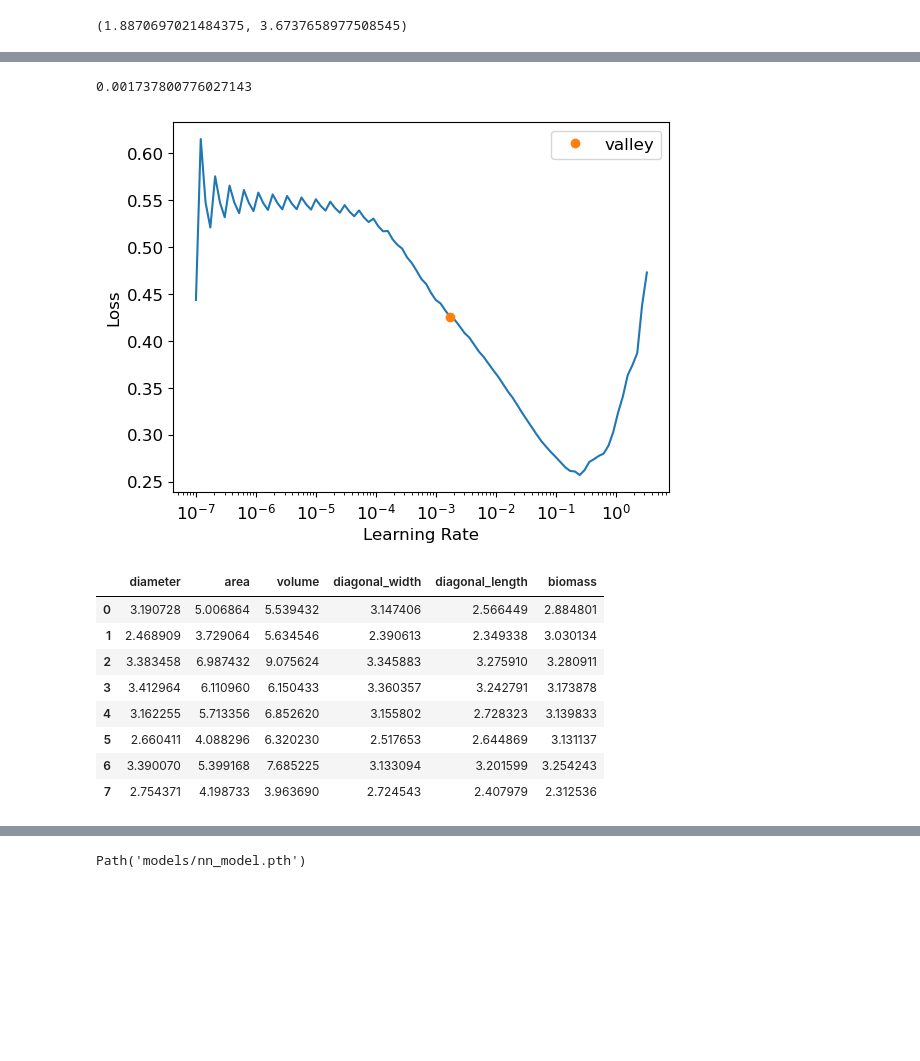
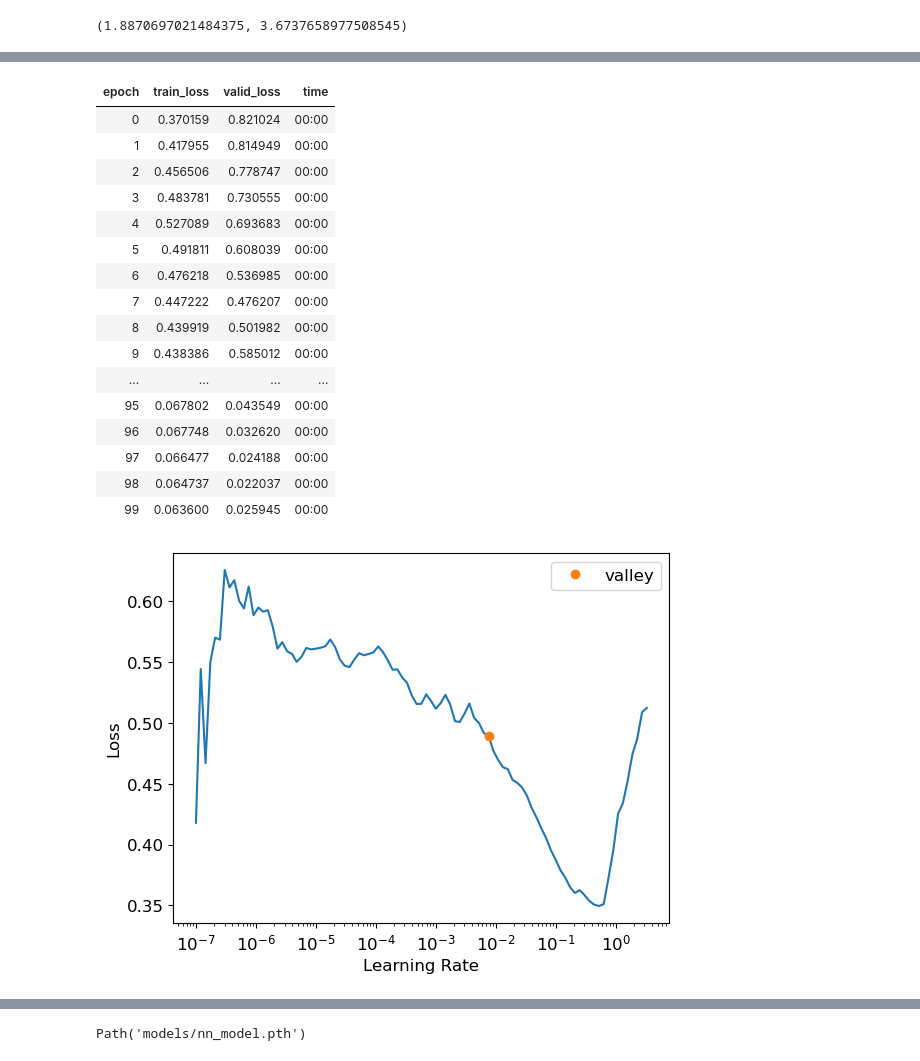
Before and after one commit to ZackLoken/Savanna-Institute-Image-Analysis, a Jupyter notebook: Hazelnut_Biomass/Predicting_Hazelnut_Biomass_from_ImageDerived_CanopyMetrics.ipynb, the cells around one changed output, grey strips where cells are left out. Drawn from its saved outputs; the diff is of its cells as text; code cells hidden in the pictures; blank space fills up the shorter version.

```diff
--- a/Hazelnut_Biomass/Predicting_Hazelnut_Biomass_from_ImageDerived_CanopyMetrics.ipynb
+++ b/Hazelnut_Biomass/Predicting_Hazelnut_Biomass_from_ImageDerived_CanopyMetrics.ipynb
@@ -267,7 +267,7 @@ procs_nn = [Categorify, FillMissing, Normalize]
 to_nn = TabularPandas(df_nn, procs_nn, cat_nn, cont_nn, y_names=dependent_variable, splits = splits)
 # %%
 # set up dataloaders for neural network
-dls = to_nn.dataloaders(8, shuffle=False)
+dls = to_nn.dataloaders(8, shuffle=True)
 # %%
 y = to_nn.train.y
 y.min(), y.max()
@@ -295,21 +295,24 @@ TabularModel(
   )
 )
 # %%
-lr = learn.lr_find().valley
-print(lr)
+learn.fit_one_cycle(100, learn.lr_find().valley)
 # %% [output]
 [interactive output not drawn]
-0.001737800776027143
+| epoch | train_loss | valid_loss | time |
+| 0 | 0.370159 | 0.821024 | 00:00 |
+| 1 | 0.417955 | 0.814949 | 00:00 |
+| 2 | 0.456506 | 0.778747 | 00:00 |
+| 3 | 0.483781 | 0.730555 | 00:00 |
+| 4 | 0.527089 | 0.693683 | 00:00 |
+| 5 | 0.491811 | 0.608039 | 00:00 |
+| 6 | 0.476218 | 0.536985 | 00:00 |
+| 7 | 0.447222 | 0.476207 | 00:00 |
+| 8 | 0.439919 | 0.501982 | 00:00 |
+| 9 | 0.438386 | 0.585012 | 00:00 |
+| ... | ... | ... | ... |
+| 95 | 0.067802 | 0.043549 | 00:00 |
+| 96 | 0.067748 | 0.032620 | 00:00 |
+| 97 | 0.066477 | 0.024188 | 00:00 |
+| 98 | 0.064737 | 0.022037 | 00:00 |
+| 99 | 0.063600 | 0.025945 | 00:00 |
-[figure, old version]
+[figure, new version]
-# %%
-dls.show_batch()
-# %% [output]
-|  | diameter | area | volume | diagonal_width | diagonal_length | biomass |
-| 0 | 3.190728 | 5.006864 | 5.539432 | 3.147406 | 2.566449 | 2.884801 |
-| 1 | 2.468909 | 3.729064 | 5.634546 | 2.390613 | 2.349338 | 3.030134 |
-| 2 | 3.383458 | 6.987432 | 9.075624 | 3.345883 | 3.275910 | 3.280911 |
-| 3 | 3.412964 | 6.110960 | 6.150433 | 3.360357 | 3.242791 | 3.173878 |
-| 4 | 3.162255 | 5.713356 | 6.852620 | 3.155802 | 2.728323 | 3.139833 |
-| 5 | 2.660411 | 4.088296 | 6.320230 | 2.517653 | 2.644869 | 3.131137 |
-| 6 | 3.390070 | 5.399168 | 7.685225 | 3.133094 | 3.201599 | 3.254243 |
-| 7 | 2.754371 | 4.198733 | 3.963690 | 2.724543 | 2.407979 | 2.312536 |
```
Also changed, not shown: parts of 5 cells of this notebook.
